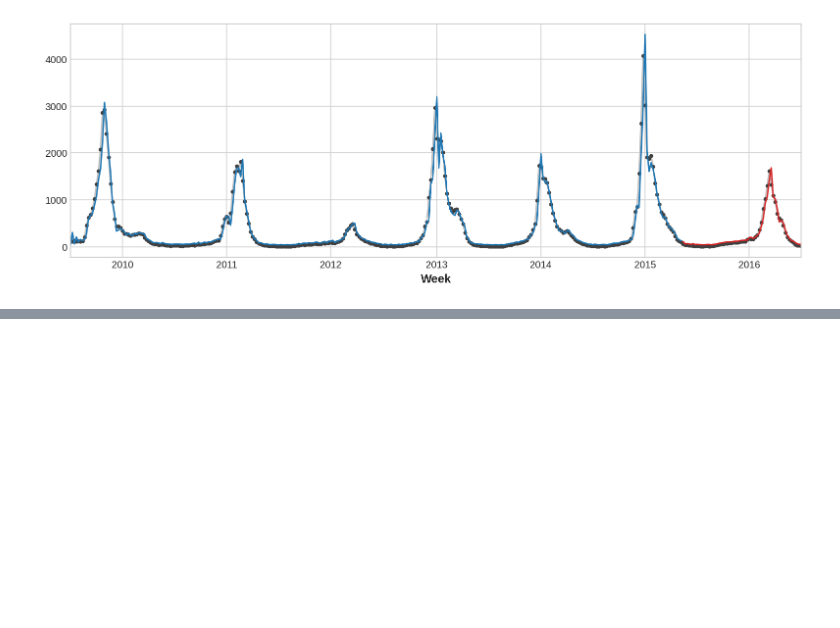
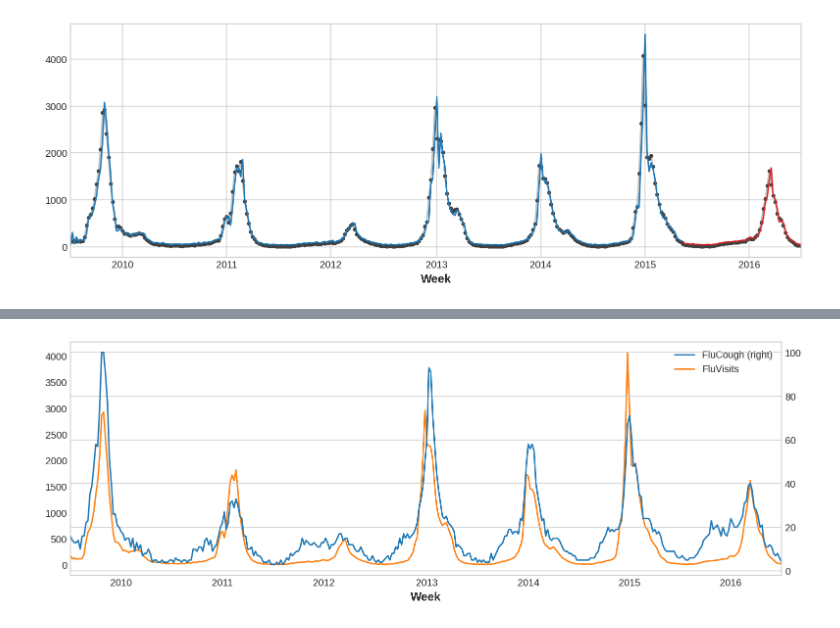
Before and after one commit to babakpst/Machine_Learning, a Jupyter notebook: MyPracticeCodes/time_series_flu.ipynb, the cells around one changed output, grey strips where cells are left out. Cells and saved outputs as stored; diff of their text form; code cells hidden in the pictures; blank space fills up the shorter version.

```diff
--- a/MyPracticeCodes/time_series_flu.ipynb
+++ b/MyPracticeCodes/time_series_flu.ipynb
@@ -196,0 +209,7 @@ _ = y_fore.plot(ax=ax, color='C3')
+# %%
+ax = flu_trends.plot(
+    y=["FluCough", "FluVisits"],
+    secondary_y="FluCough",
+)
+# %% [output]
+[figure, added]
```
Also changed, not shown: parts of 6 cells of this notebook, 5 other files.
